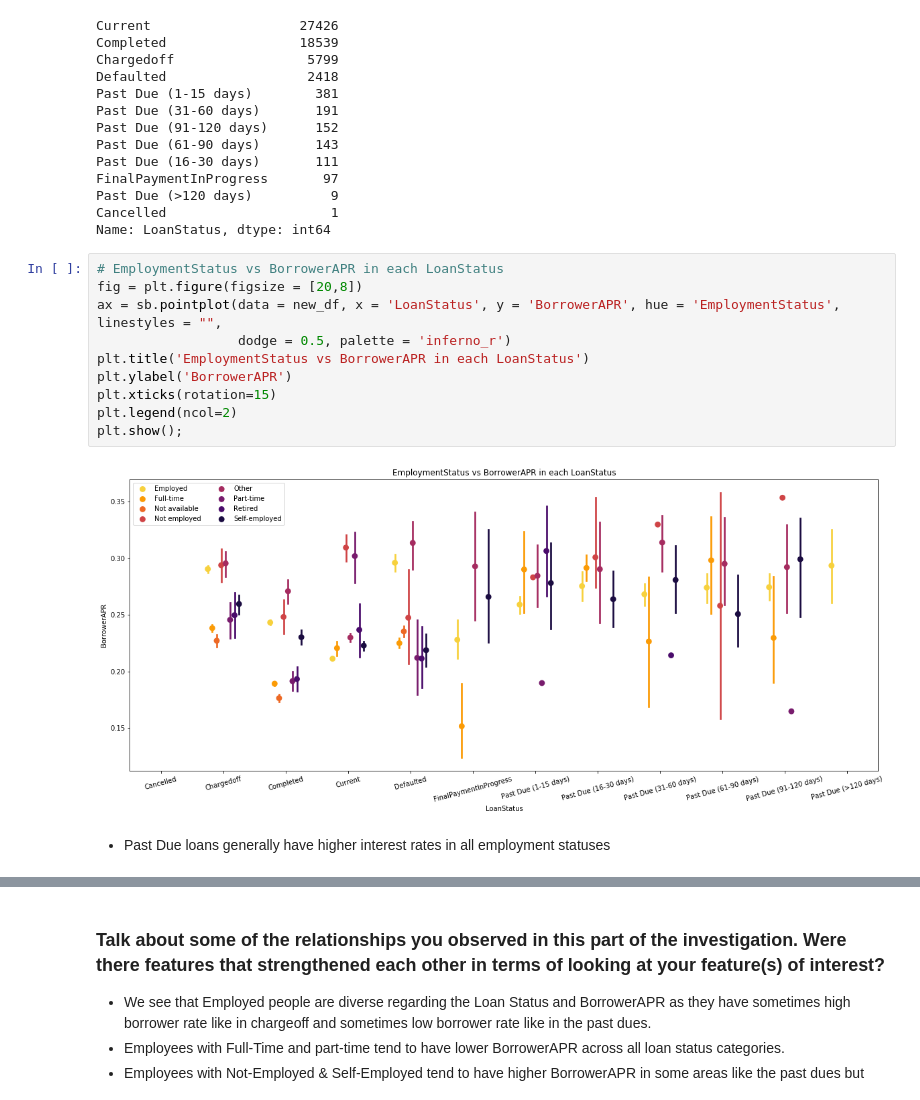
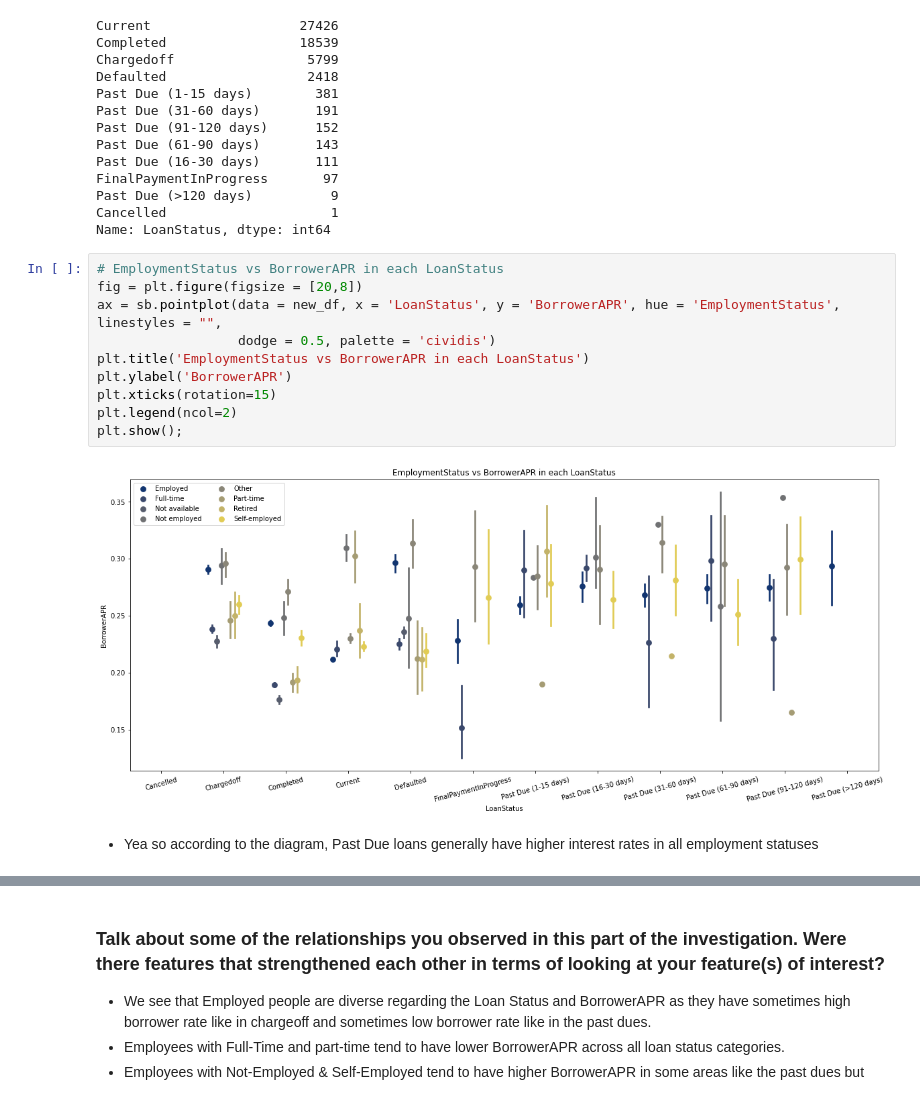
Before and after one commit to lappiahnuamah/Prosper-Loan-Data-Exploration-Alx-Data-Analysis-Udacity, a Jupyter notebook: Part_I_exploration_template.ipynb, the cells around one changed output, grey strips where cells are left out. Saved outputs shown, nothing was run; the diff lists cells and outputs as text.

```diff
--- a/Part_I_exploration_template.ipynb
+++ b/Part_I_exploration_template.ipynb
@@ -1027,17 +1012,17 @@ Name: LoanStatus, dtype: int64
 # %%
 # EmploymentStatus vs BorrowerAPR in each LoanStatus
 fig = plt.figure(figsize = [20,8])
 ax = sb.pointplot(data = new_df, x = 'LoanStatus', y = 'BorrowerAPR', hue = 'EmploymentStatus', linestyles = "",
-                  dodge = 0.5, palette = 'inferno_r')
+                  dodge = 0.5, palette = 'cividis')
 plt.title('EmploymentStatus vs BorrowerAPR in each LoanStatus')
 plt.ylabel('BorrowerAPR')
 plt.xticks(rotation=15)
 plt.legend(ncol=2)
 plt.show();
 # %% [output]
-[figure, old version]
+[figure, new version]
 # %% [markdown]
-- Past Due loans generally have higher interest rates in all employment statuses
+- Yea so according to the diagram, Past Due loans generally have higher interest rates in all employment statuses
 # %%
 # BorrowerAPR vs. CreditScoreRangeUpper & CreditScoreRangeUpper
 plt.figure(figsize = [15, 5])
```
Also changed, not shown: parts of 40 cells of this notebook, 2 other files.
